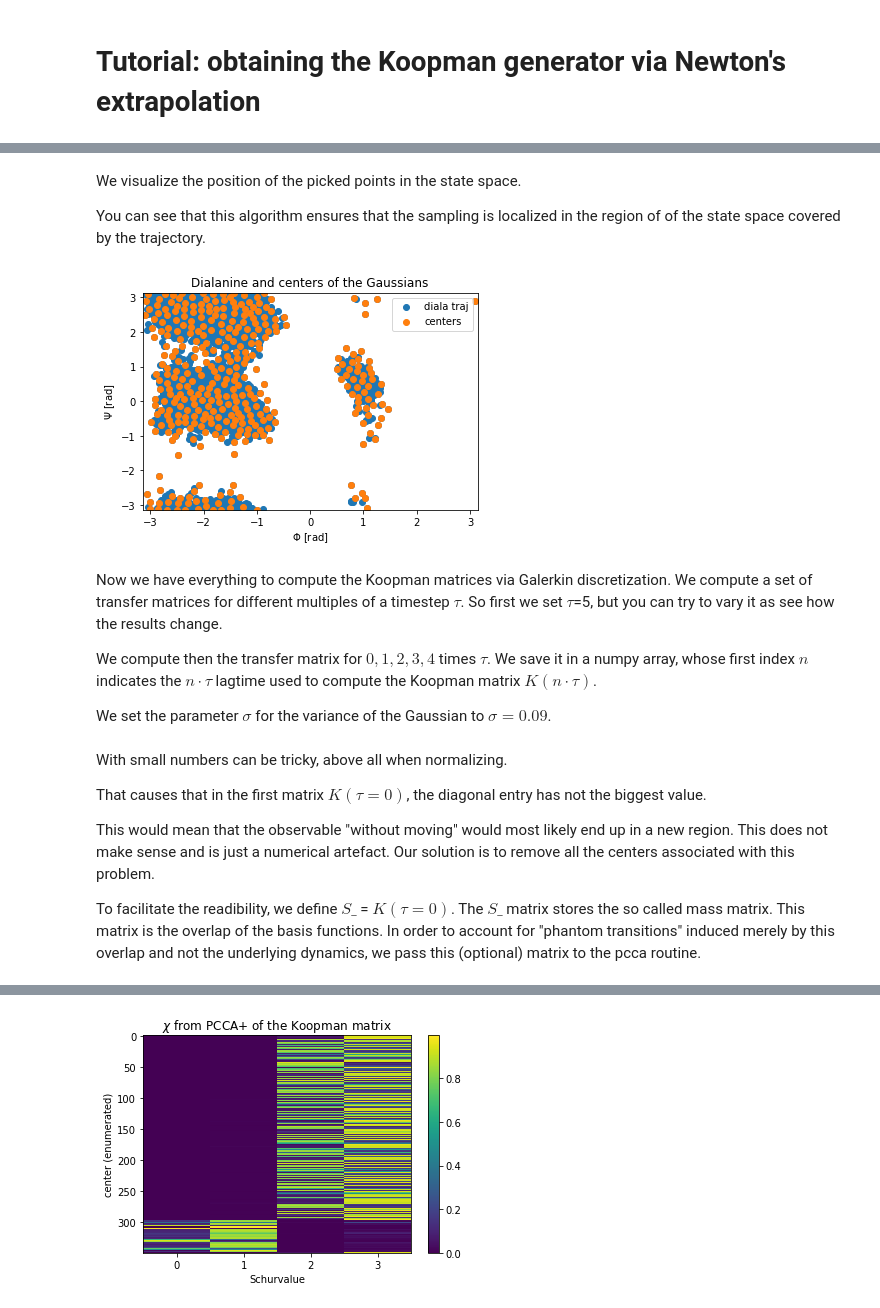
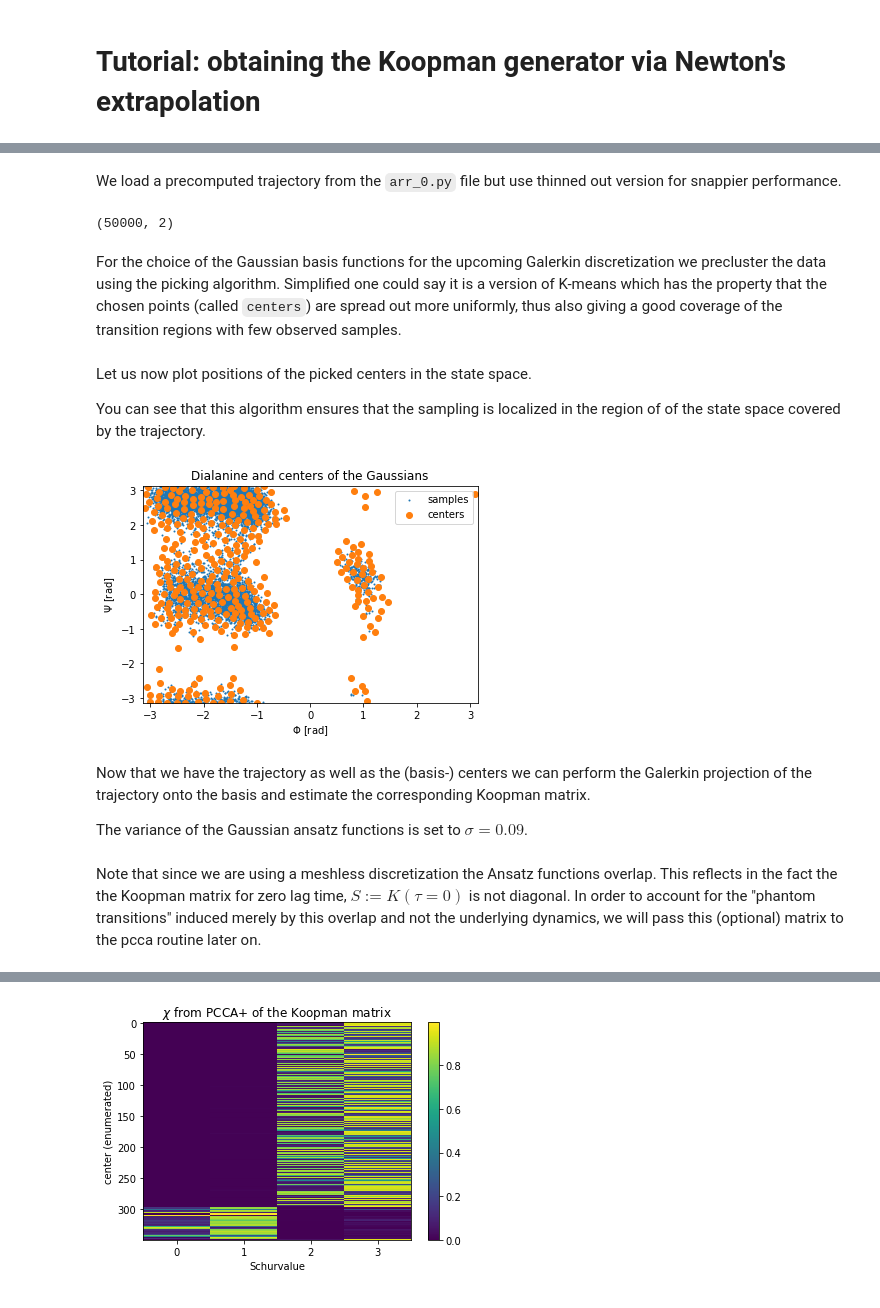
Before and after one commit to zib-cmd/cmdtools, a Jupyter notebook: examples/newton_generator/tutorial_diala_picking_algorithm.ipynb, the cells around one changed output, grey strips where cells are left out. Saved outputs shown, nothing was run; the diff lists cells and outputs as text; code cells hidden in the pictures.

```diff
--- a/examples/newton_generator/tutorial_diala_picking_algorithm.ipynb
+++ b/examples/newton_generator/tutorial_diala_picking_algorithm.ipynb
@@ -21,30 +17,38 @@ We load the coordinates of the centers to make this tutorial faster. In case you
+# %% [markdown]
+We load a precomputed trajectory from the `arr_0.py` file but use thinned out version for snappier performance.
+# %%
+#load trajectory
+diala = np.load("arr_0.npy")
+diala = diala[::5, :]
+diala.shape
+# %% [output]
+(50000, 2)
+# %% [markdown]
+For the choice of the Gaussian basis functions for the upcoming Galerkin discretization we precluster the data using the picking algorithm. Simplified one could say it is a version of K-means which has the property that the chosen points (called `centers`) are spread out more uniformly, thus also giving a good coverage of the transition regions with few observed samples.
 # %%
-#load trajectory
-diala = np.load("arr_0.npy")
 #pick the centers for the basis functions
-centers = picking_algorithm.picking_algorithm(diala[::25,:], 350)[0]
-# we reccomend to sort your centers so that you can visualize them later.
-centers= centers[centers[:, 0].argsort()]
+centers = picking_algorithm.picking_algorithm(diala[::5,:], 350)[0]
+# we reccomend to sort your centers so it is easier to interpret their assignment to clusters.
+centers = centers[centers[:, 0].argsort()]
 # %% [markdown]
-We visualize the position of the picked points in the state space.
+Let us now plot positions of the picked centers in the state space.
 
 You can see that this algorithm ensures that the sampling is localized in the region of of the state space covered by the trajectory.
 # %%
-plt.scatter( diala[::25, 0], diala[::25, 1], label= "diala traj")
+plt.scatter( diala[::5, 0], diala[::5, 1], label= "samples", s=1)
 plt.scatter(centers[:, 0], centers[:, 1], label= "centers")
 plt.xlabel("$\Phi$ [rad]")
 plt.ylabel("$\Psi$ [rad]")
 plt.title("Dialanine and centers of the Gaussians")
 plt.xlim(-np.pi, np.pi)
 plt.ylim(-np.pi, np.pi)
 plt.legend()
 plt.show()
 # %% [output]
-[figure, old version]
+[figure, new version]
-# %% [markdown]
-Now we have everything to compute the Koopman matrices via Galerkin discretization. We compute a set of transfer matrices for different multiples of a timestep $\tau$. So first we set $\tau$=5, but you can try to vary it as see how the results change.
-
-We compute then the transfer matrix for $0,1,2,3,4$ times $\tau$. We save it in a numpy array, whose first index $n$ indicates the $n\cdot \tau$ lagtime used to compute the Koopman matrix $K(n\cdot \tau)$.
-
-We set the parameter $\sigma$ for the variance of the Gaussian to $\sigma=0.09$.
+# %% [markdown]
+Now that we have the trajectory as well as the (basis-) centers we can perform the Galerkin projection of the trajectory onto the basis and estimate the corresponding Koopman matrix.
+
+
+The variance of the Gaussian ansatz functions is set to $\sigma=0.09$.
 # %%
@@ -52,13 +56,7 @@ G = galerkin.Gaussian(diala[::5,:], centers, sigma=0.09)
 K = G.propagator
-# %% [markdown]
-With small numbers can be tricky, above all when normalizing.
-
-That causes that in the first matrix $K(\tau=0)$, the diagonal entry has not the biggest value.
-
-This would mean that the observable "without moving" would most likely end up in a new region. This does not make sense and is just a numerical artefact.
-Our solution is to remove all the centers associated with this problem.
-
-To facilitate the readibility, we define $S\_$ = $K(\tau=0)$.
-The $S\_$ matrix stores the so called mass matrix. This matrix is the overlap of the basis functions.  In order to account for "phantom transitions" induced merely by
-this overlap and not the underlying dynamics, we pass this (optional) matrix to the pcca routine.
+# %% [markdown]
+Note that since we are using a meshless discretization the Ansatz functions overlap.
+This reflects in the fact the the Koopman matrix for zero lag time, $S := K(\tau=0)$ is not diagonal.
+In order to account for the "phantom transitions" induced merely by
+this overlap and not the underlying dynamics, we will pass this (optional) matrix to the pcca routine later on.
 # %%
```
Also changed, not shown: parts of 10 cells of this notebook, 1 other file.
